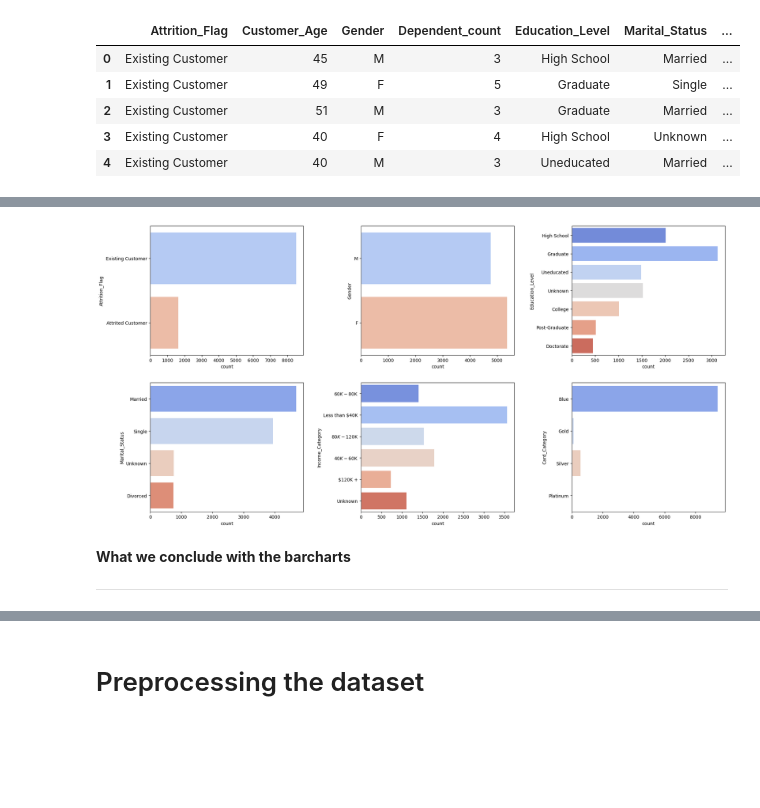
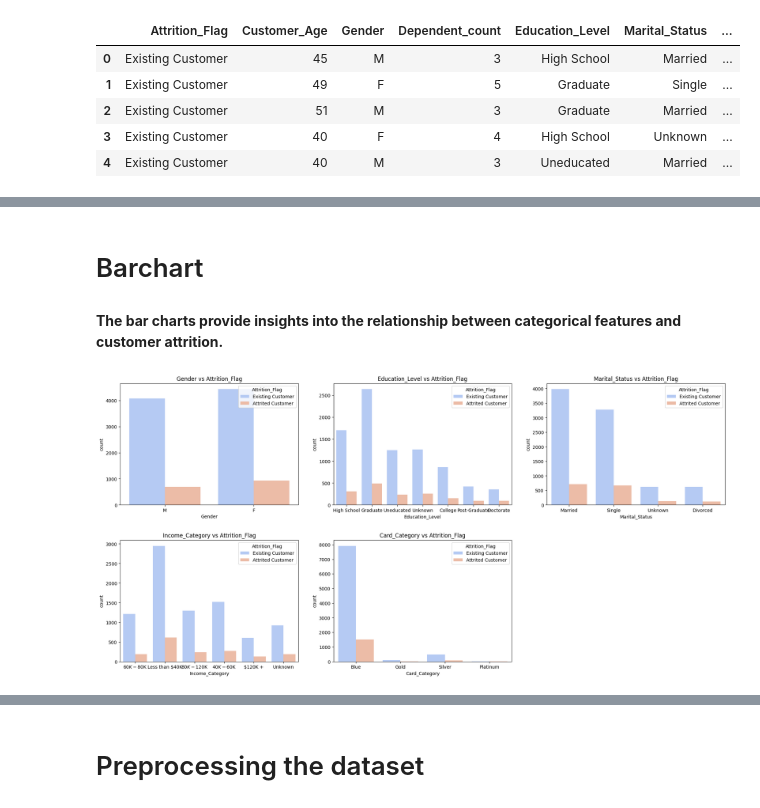
Before and after one commit to MJMcManaman/ITEC4305A1, a Jupyter notebook: CreditCardCustomer.ipynb, the cells around one changed output, grey strips where cells are left out. Saved outputs shown, nothing was run; the diff lists cells and outputs as text; code cells hidden in the pictures; blank space fills up the shorter version.

```diff
--- a/CreditCardCustomer.ipynb
+++ b/CreditCardCustomer.ipynb
@@ -75,18 +56,25 @@ import matplotlib.pyplot as plt
 def plot_histogram(df, col, ax):
     feature = df[col]
     feature.hist(bins=100, ax=ax)
-    ax.axvline(feature.mean(), color='magenta', linestyle='dashed', linewidth=2)
-    ax.axvline(feature.median(), color='cyan', linestyle='dashed', linewidth=2)
+    mean_val = feature.mean()
+    median_val = feature.median()
+    mean_line = ax.axvline(mean_val, color='magenta', linestyle='dashed', linewidth=2, label='Mean')
+    median_line = ax.axvline(median_val, color='cyan', linestyle='dashed', linewidth=2, label='Median')
     ax.set_title(col)
+    # Add text for mean and median for easier interpretation
+    ax.text(0.95, 0.95, f'Mean: {mean_val:.2f}\nMedian: {median_val:.2f}',
+            transform=ax.transAxes, fontsize=10, verticalalignment='top',
+            horizontalalignment='right', bbox=dict(facecolor='white', alpha=0.6))
+    ax.legend(handles=[mean_line, median_line])
 
-numeric_features = ['Months_on_book', 'Total_Relationship_Count', 'Months_Inactive_12_mon', 'Contacts_Count_12_mon', 'Credit_Limit',
+numeric_features = ['Customer_Age', 'Dependent_count', 'Months_on_book', 'Total_Relationship_Count', 'Months_Inactive_12_mon', 'Contacts_Count_12_mon', 'Credit_Limit',
                     'Total_Revolving_Bal', 'Avg_Open_To_Buy', 'Total_Amt_Chng_Q4_Q1','Total_Trans_Amt','Total_Trans_Ct','Total_Ct_Chng_Q4_Q1','Avg_Utilization_Ratio']
 
 num_features = len(numeric_features)
 num_rows = (num_features + 5) // 6  # Ensures there's enough rows
 
 # Create a figure with subplots
-fig, axes = plt.subplots(num_rows, 6, figsize=(20, 4 * num_rows))
+fig, axes = plt.subplots(num_rows, 5, figsize=(20, 4 * num_rows))
 fig.tight_layout(pad=3.0)
 
 # Flatten the axes array for easy iteration
@@ -112,7 +111,7 @@ def plot_boxplot(df, col, ax):  # Function to create a boxplot
     ax.set_title(col)
 
 # Ensure the columns exist in the DataFrame
-numeric_features = ['Months_on_book', 'Total_Relationship_Count', 'Months_Inactive_12_mon', 'Contacts_Count_12_mon', 'Credit_Limit',
+numeric_features = ['Customer_Age', 'Dependent_count', 'Months_on_book', 'Total_Relationship_Count', 'Months_Inactive_12_mon', 'Contacts_Count_12_mon', 'Credit_Limit',
                     'Total_Revolving_Bal', 'Avg_Open_To_Buy', 'Total_Amt_Chng_Q4_Q1','Total_Trans_Amt','Total_Trans_Ct','Total_Ct_Chng_Q4_Q1','Avg_Utilization_Ratio']
 
 # Calculate the number of rows needed for 6 plots per line
@@ -120,7 +119,7 @@ num_features = len(numeric_features)
 num_rows = (num_features + 5) // 6  # Ensures we have enough rows
 
 # Create a figure with subplots
-fig, axes = plt.subplots(num_rows, 6, figsize=(20, 4 * num_rows))
+fig, axes = plt.subplots(num_rows, 5, figsize=(20, 4 * num_rows))
 fig.tight_layout(pad=3.0)
 
 # Flatten the axes array for easy iteration
@@ -145,25 +150,25 @@ Plotting the barchart for discrete features.
+# %% [markdown]
+# Barchart
+# %% [markdown]
+**The bar charts provide insights into the relationship between categorical features and customer attrition.**
 # %%
 import seaborn as sns
+import matplotlib.pyplot as plt
 
 # List of categorical features
-categorical_features = [
-    'Attrition_Flag', 'Gender', 'Education_Level',
-    'Marital_Status', 'Income_Category', 'Card_Category'
-]
+categorical_features = ['Gender', 'Education_Level', 'Marital_Status', 'Income_Category', 'Card_Category']
 
 # Create a figure with subplots
 plt.figure(figsize = (20, 10))
 
 # Loop through each feature and create a count plot
 for i, feature in enumerate(categorical_features, 1):
     plt.subplot(2, 3, i)  # Create a subplot in a 2x3 grid
-    ax = sns.countplot(data = df, y = feature, hue=feature, palette = 'coolwarm')  # Create a horizontal count plot
+    ax = sns.countplot(data=df, x=feature, hue='Attrition_Flag', palette='coolwarm')  # Create a count plot with hue as Attrition_Flag
+    ax.set_title(f'{feature} vs Attrition_Flag')
 
 # Adjust layout for better spacing
 plt.tight_layout(pad = 3.0)
 plt.show()
 # %% [output]
-[figure, old version]
+[figure, new version]
-# %% [markdown]
-**What we conclude with the barcharts** <br>
-___
```
Also changed, not shown: parts of 37 cells of this notebook.
